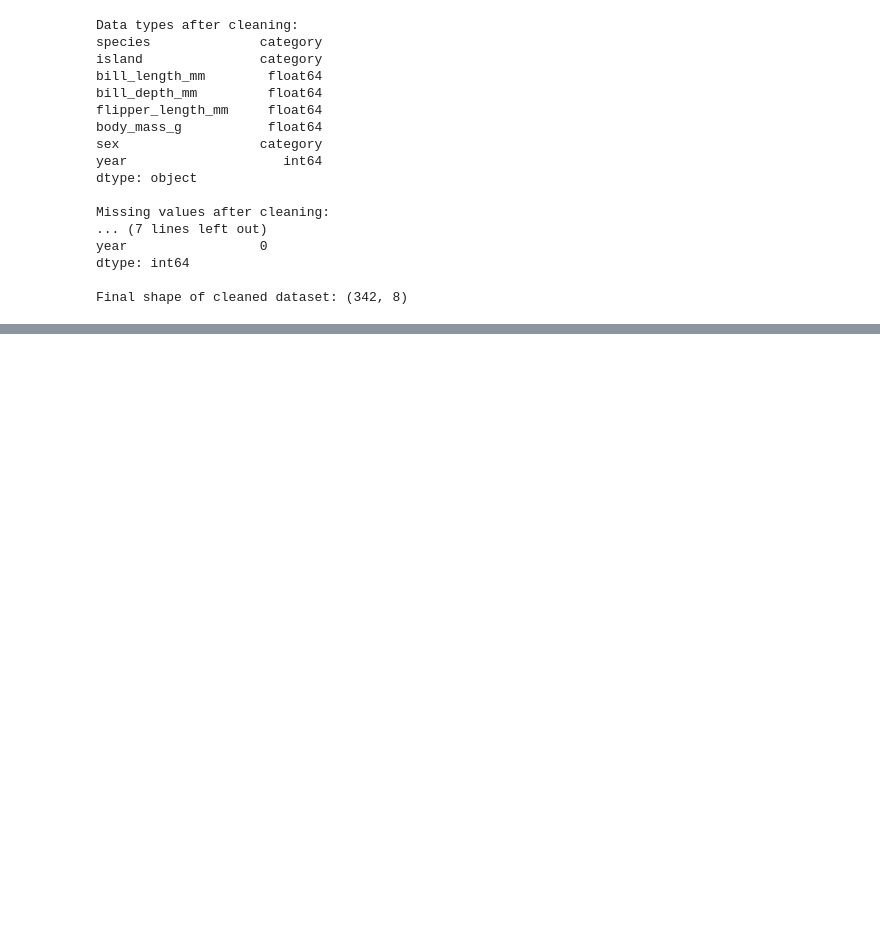
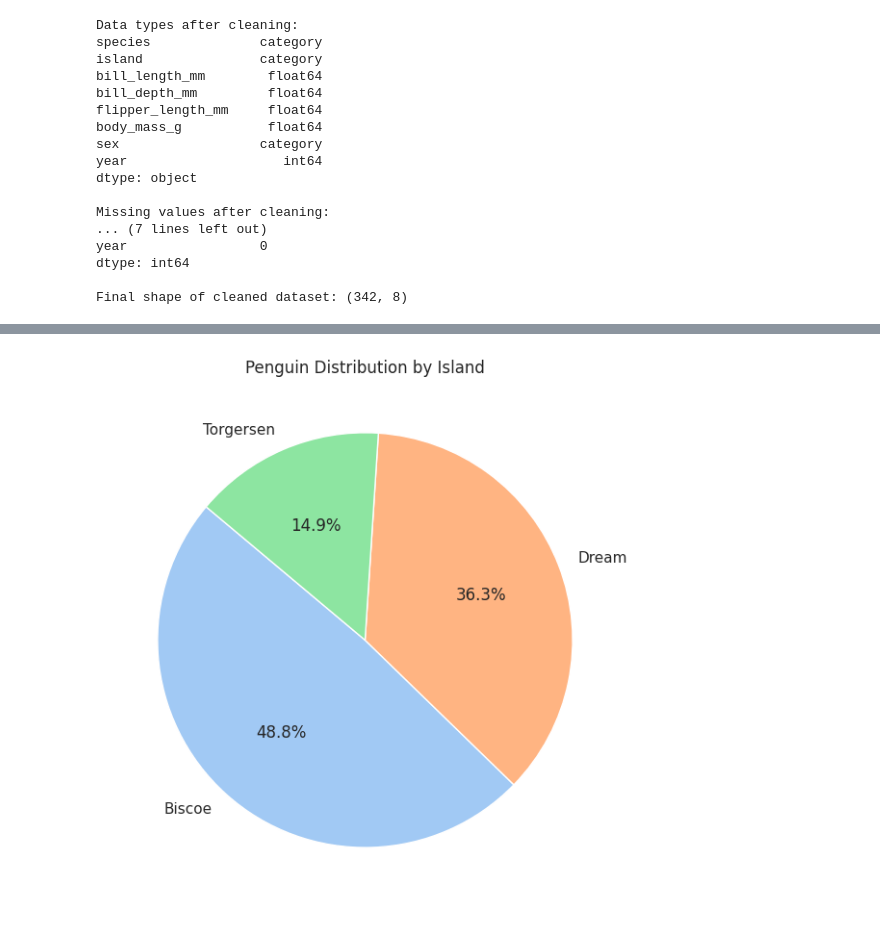
Before and after one commit to mila-klimovich/DI-Bootcamp, a Jupyter notebook: week10/day1/week10miniproject1.ipynb, the cells around one changed output, grey strips where cells are left out. Saved outputs shown, nothing was run; the diff lists cells and outputs as text; code cells hidden in the pictures; blank space fills up the shorter version.

```diff
--- a/week10/day1/week10miniproject1.ipynb
+++ b/week10/day1/week10miniproject1.ipynb
@@ -113,0 +205,21 @@ Final shape of cleaned dataset: (342, 8)
+# %%
+# Count the number of penguins on each island
+island_counts = df_cleaned['island'].value_counts()
+
+# Create a pie chart
+plt.figure(figsize=(7, 7))
+plt.pie(
+    island_counts,
+    labels=island_counts.index,
+    autopct='%1.1f%%',
+    startangle=140,
+    colors=sns.color_palette('pastel')[0:len(island_counts)]
+)
+
+# Add a title
+plt.title('Penguin Distribution by Island')
+
+# Display the plot
+plt.show()
+# %% [output]
+[figure, added]
```
Also changed, not shown: parts of 11 cells of this notebook.
